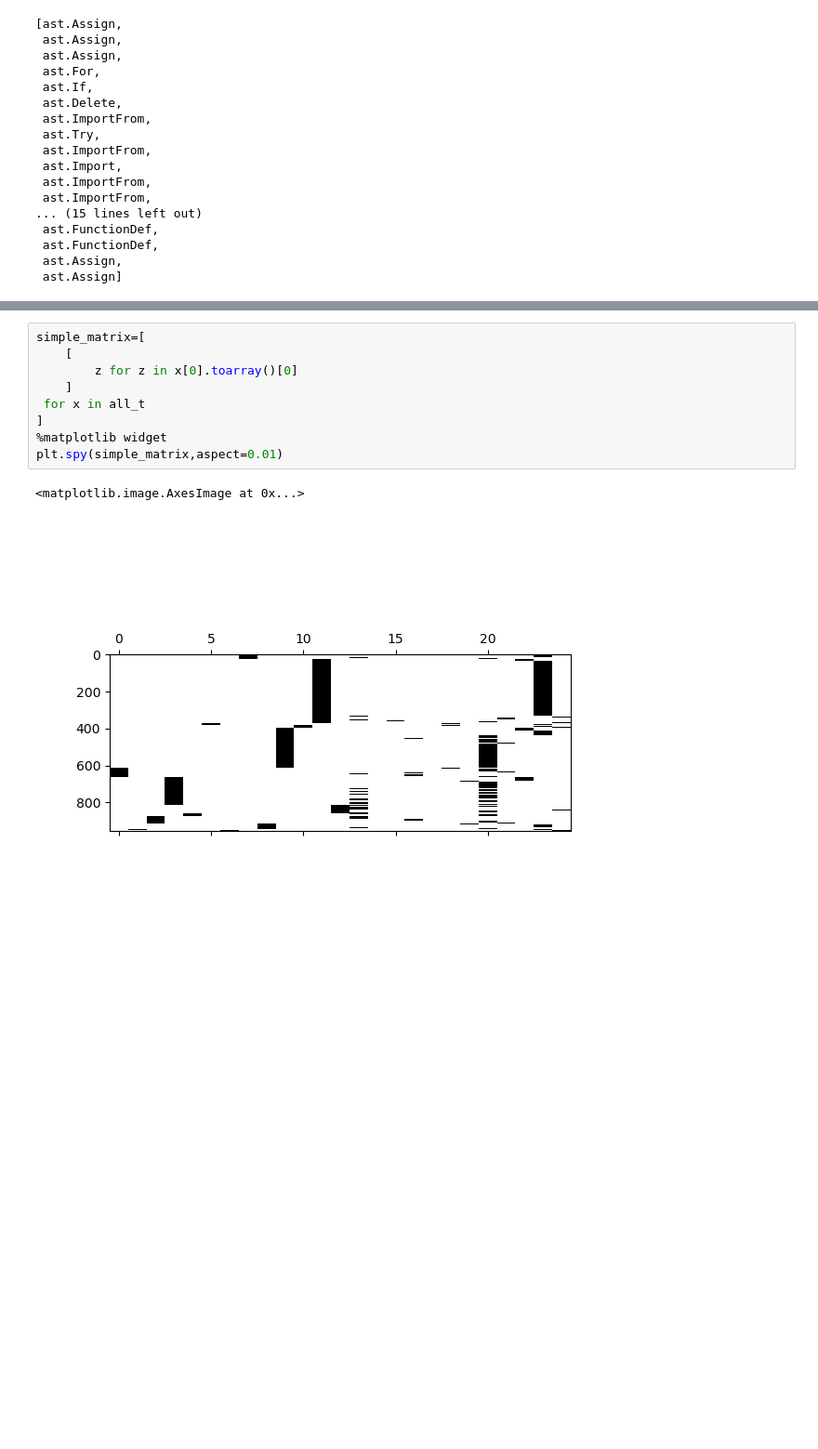
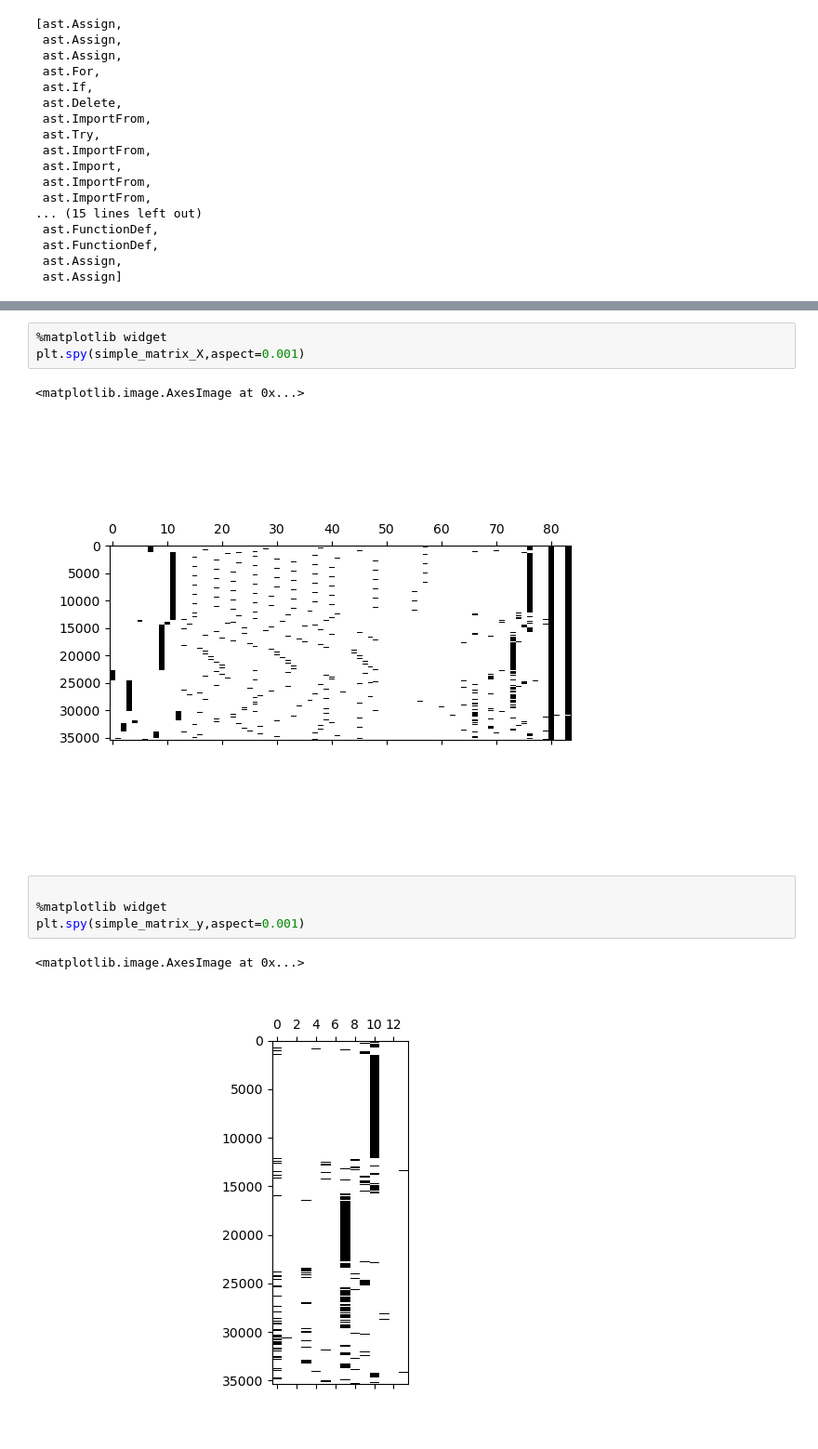
Before and after one commit to jmikedupont2/astdf, a Jupyter notebook: astdf.ipynb, the cells around one changed output, grey strips where cells are left out. Shown: that part at 93% size. Drawn from its saved outputs; the diff is of its cells as text; blank space fills up the shorter version.

```diff
--- a/astdf.ipynb
+++ b/astdf.ipynb
@@ -175,12 +255,13 @@ plt.rcParams['date.converter'] = 'concise'
 # %%
-simple_matrix=[
-    [
-        z for z in x[0].toarray()[0]
-    ]
- for x in all_t
-]
 %matplotlib widget
-plt.spy(simple_matrix,aspect=0.01)
+plt.spy(simple_matrix_X,aspect=0.001)
 # %% [output]
 <matplotlib.image.AxesImage at 0x...>
-[figure, old version]
+[figure, new version]
+# %%
+
+%matplotlib widget
+plt.spy(simple_matrix_y,aspect=0.001)
+# %% [output]
+<matplotlib.image.AxesImage at 0x...>
+[figure, added]
```
Also changed, not shown: parts of 30 cells of this notebook.
